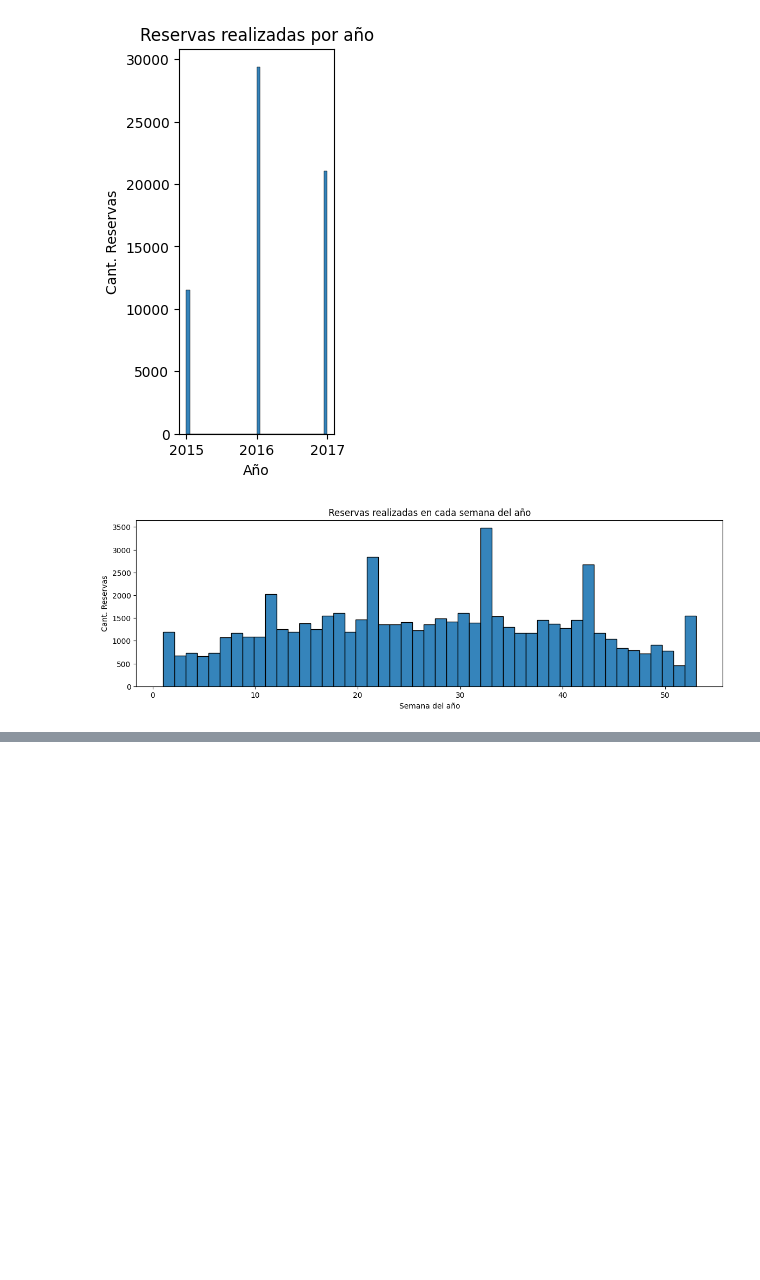
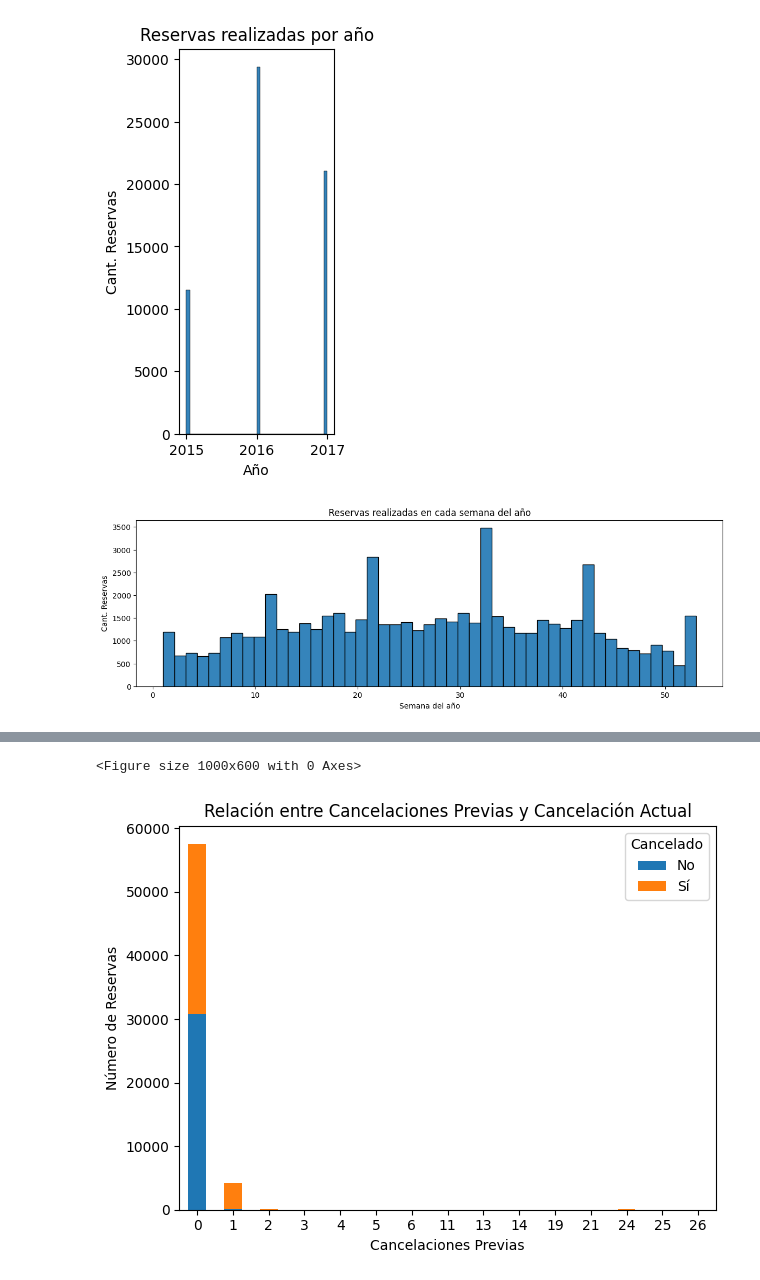
Before and after one commit to gmenendez0/7506R-2C2023-GRUPO07, a Jupyter notebook: 7506R_TP1_GRUPO07_CHP1_ENTREGA.ipynb, the cells around one changed output, grey strips where cells are left out. Drawn from its saved outputs; the diff is of its cells as text; code cells hidden in the pictures; blank space fills up the shorter version.

```diff
--- a/7506R_TP1_GRUPO07_CHP1_ENTREGA.ipynb
+++ b/7506R_TP1_GRUPO07_CHP1_ENTREGA.ipynb
@@ -267,0 +297,16 @@ sns.histplot(data=dsHotelCopy['arrival_date_week_number'], alpha = 0.9).set(titl
+# %%
+data = dsHotelCopy.groupby(['previous_cancellations', 'is_canceled']).size().unstack().fillna(0)
+
+plt.figure(figsize=(10, 6))
+data.plot(kind='bar', stacked=True)
+plt.xlabel('Cancelaciones Previas')
+plt.ylabel('Número de Reservas')
+plt.title('Relación entre Cancelaciones Previas y Cancelación Actual')
+plt.xticks(rotation=0)
+plt.legend(title='Cancelado', labels=['No', 'Sí'])
+plt.tight_layout()
+
+plt.show()
+# %% [output]
+<Figure size 1000x600 with 0 Axes>
+[figure, added]
```
Also changed, not shown: parts of 8 cells of this notebook.
